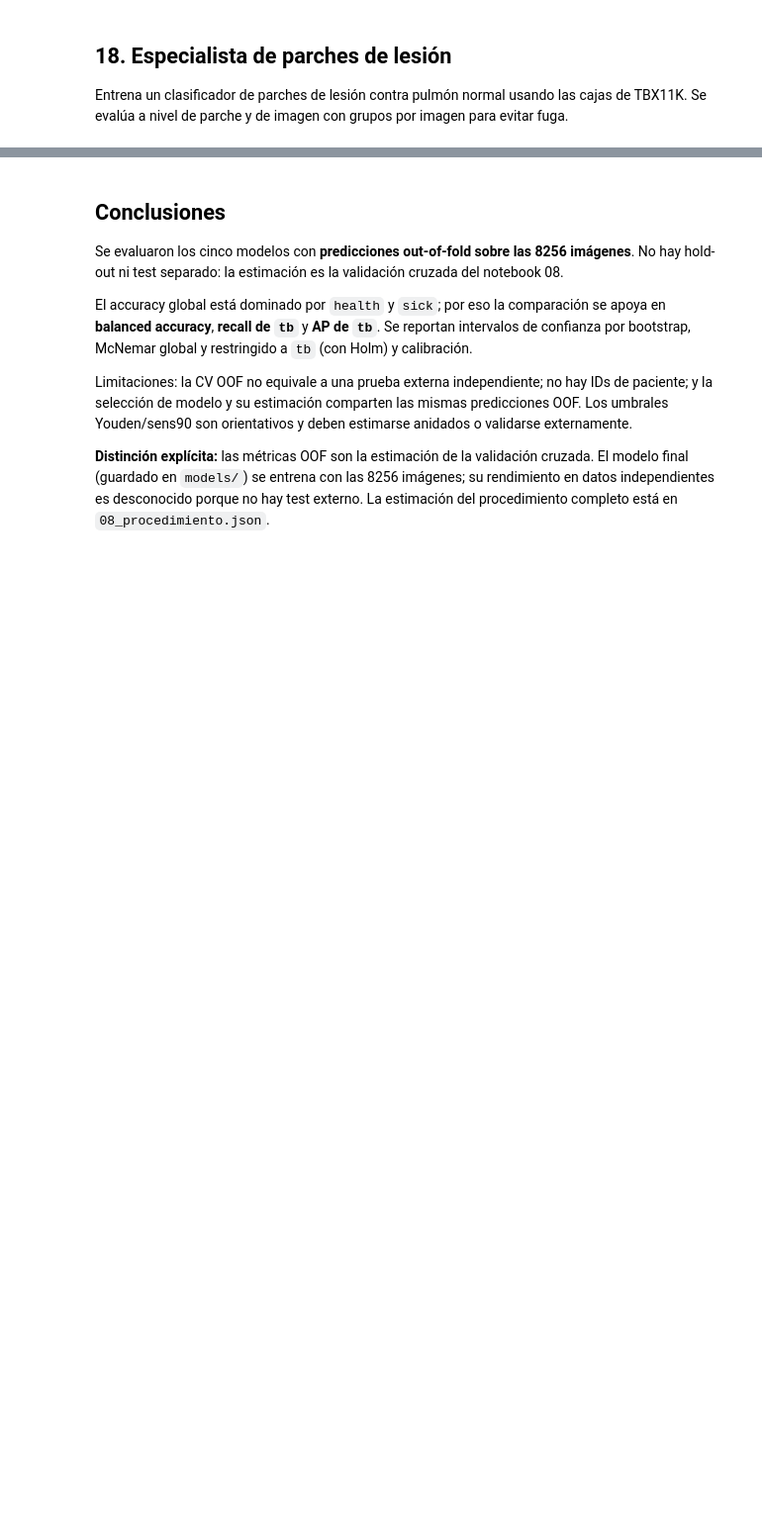
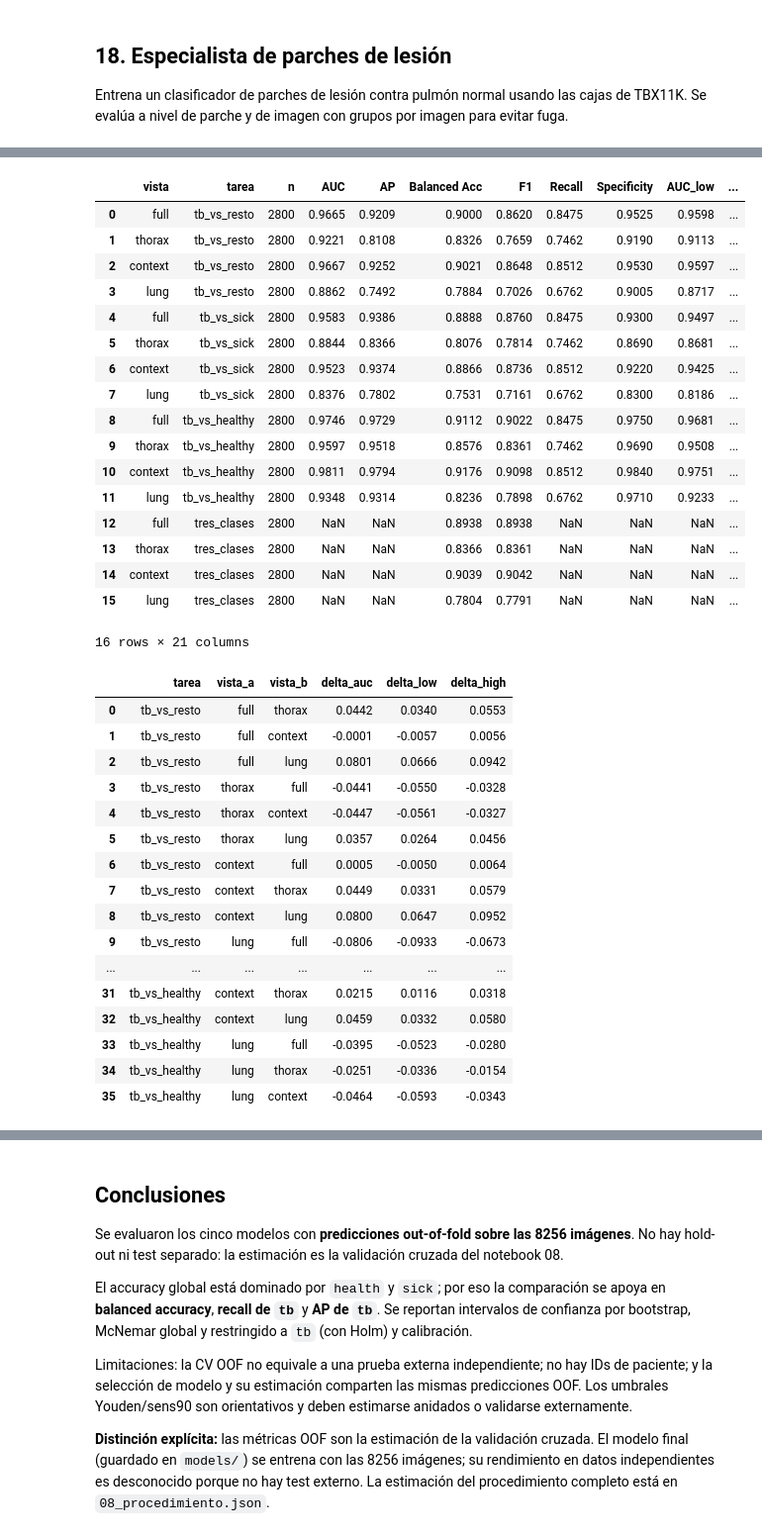
Before and after one commit to KevEstr/CAD_TBX11K, a Jupyter notebook: notebooks/09_Evaluacion_Comparativa.ipynb, the cells around one changed output, grey strips where cells are left out. Shown at 99% size. Saved outputs shown, nothing was run; the diff lists cells and outputs as text; code cells hidden in the pictures; blank space fills up the shorter version.

```diff
--- a/notebooks/09_Evaluacion_Comparativa.ipynb
+++ b/notebooks/09_Evaluacion_Comparativa.ipynb
@@ -1197,0 +1245,45 @@ imagen para evitar fuga.
+# %%
+import subprocess
+
+subprocess.run(
+    [sys.executable, str(Path(PROJECT_ROOT) / 'scripts' / 'audit_views.py')],
+    check=True,
+)
+display(pd.read_csv(DATA_DIR / 'auditoria_vistas_metricas.csv').round(4))
+display(pd.read_csv(DATA_DIR / 'auditoria_vistas_diferencias.csv').round(4))
+# %% [output]
+|  | vista | tarea | n | AUC | AP | Balanced Acc | F1 | Recall | Specificity | AUC_low | ... |
+| 0 | full | tb_vs_resto | 2800 | 0.9665 | 0.9209 | 0.9000 | 0.8620 | 0.8475 | 0.9525 | 0.9598 | ... |
+| 1 | thorax | tb_vs_resto | 2800 | 0.9221 | 0.8108 | 0.8326 | 0.7659 | 0.7462 | 0.9190 | 0.9113 | ... |
+| 2 | context | tb_vs_resto | 2800 | 0.9667 | 0.9252 | 0.9021 | 0.8648 | 0.8512 | 0.9530 | 0.9597 | ... |
+| 3 | lung | tb_vs_resto | 2800 | 0.8862 | 0.7492 | 0.7884 | 0.7026 | 0.6762 | 0.9005 | 0.8717 | ... |
+| 4 | full | tb_vs_sick | 2800 | 0.9583 | 0.9386 | 0.8888 | 0.8760 | 0.8475 | 0.9300 | 0.9497 | ... |
+| 5 | thorax | tb_vs_sick | 2800 | 0.8844 | 0.8366 | 0.8076 | 0.7814 | 0.7462 | 0.8690 | 0.8681 | ... |
+| 6 | context | tb_vs_sick | 2800 | 0.9523 | 0.9374 | 0.8866 | 0.8736 | 0.8512 | 0.9220 | 0.9425 | ... |
+| 7 | lung | tb_vs_sick | 2800 | 0.8376 | 0.7802 | 0.7531 | 0.7161 | 0.6762 | 0.8300 | 0.8186 | ... |
+| 8 | full | tb_vs_healthy | 2800 | 0.9746 | 0.9729 | 0.9112 | 0.9022 | 0.8475 | 0.9750 | 0.9681 | ... |
+| 9 | thorax | tb_vs_healthy | 2800 | 0.9597 | 0.9518 | 0.8576 | 0.8361 | 0.7462 | 0.9690 | 0.9508 | ... |
+| 10 | context | tb_vs_healthy | 2800 | 0.9811 | 0.9794 | 0.9176 | 0.9098 | 0.8512 | 0.9840 | 0.9751 | ... |
+| 11 | lung | tb_vs_healthy | 2800 | 0.9348 | 0.9314 | 0.8236 | 0.7898 | 0.6762 | 0.9710 | 0.9233 | ... |
+| 12 | full | tres_clases | 2800 | NaN | NaN | 0.8938 | 0.8938 | NaN | NaN | NaN | ... |
+| 13 | thorax | tres_clases | 2800 | NaN | NaN | 0.8366 | 0.8361 | NaN | NaN | NaN | ... |
+| 14 | context | tres_clases | 2800 | NaN | NaN | 0.9039 | 0.9042 | NaN | NaN | NaN | ... |
+| 15 | lung | tres_clases | 2800 | NaN | NaN | 0.7804 | 0.7791 | NaN | NaN | NaN | ... |
+16 rows × 21 columns
+|  | tarea | vista_a | vista_b | delta_auc | delta_low | delta_high |
+| 0 | tb_vs_resto | full | thorax | 0.0442 | 0.0340 | 0.0553 |
+| 1 | tb_vs_resto | full | context | -0.0001 | -0.0057 | 0.0056 |
+| 2 | tb_vs_resto | full | lung | 0.0801 | 0.0666 | 0.0942 |
+| 3 | tb_vs_resto | thorax | full | -0.0441 | -0.0550 | -0.0328 |
+| 4 | tb_vs_resto | thorax | context | -0.0447 | -0.0561 | -0.0327 |
+| 5 | tb_vs_resto | thorax | lung | 0.0357 | 0.0264 | 0.0456 |
+| 6 | tb_vs_resto | context | full | 0.0005 | -0.0050 | 0.0064 |
+| 7 | tb_vs_resto | context | thorax | 0.0449 | 0.0331 | 0.0579 |
+| 8 | tb_vs_resto | context | lung | 0.0800 | 0.0647 | 0.0952 |
+| 9 | tb_vs_resto | lung | full | -0.0806 | -0.0933 | -0.0673 |
+| ... | ... | ... | ... | ... | ... | ... |
+| 31 | tb_vs_healthy | context | thorax | 0.0215 | 0.0116 | 0.0318 |
+| 32 | tb_vs_healthy | context | lung | 0.0459 | 0.0332 | 0.0580 |
+| 33 | tb_vs_healthy | lung | full | -0.0395 | -0.0523 | -0.0280 |
+| 34 | tb_vs_healthy | lung | thorax | -0.0251 | -0.0336 | -0.0154 |
+| 35 | tb_vs_healthy | lung | context | -0.0464 | -0.0593 | -0.0343 |
```
Also changed, not shown: parts of 11 cells of this notebook, 16 other files.
